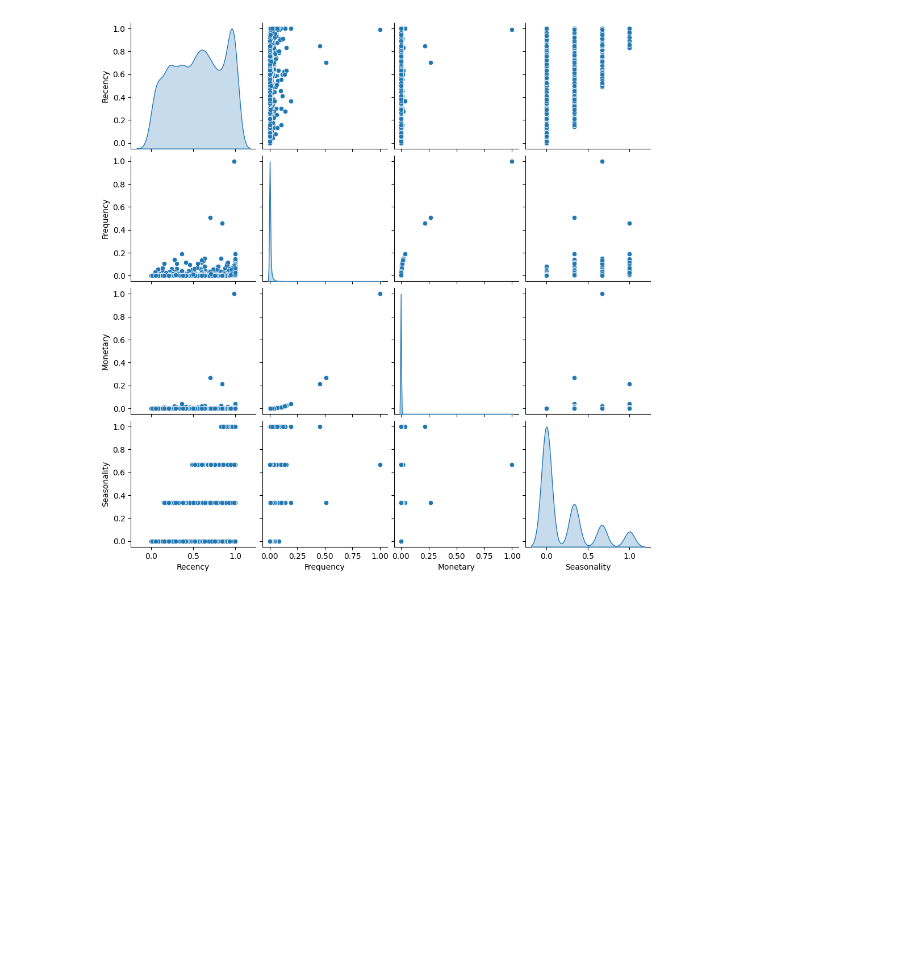
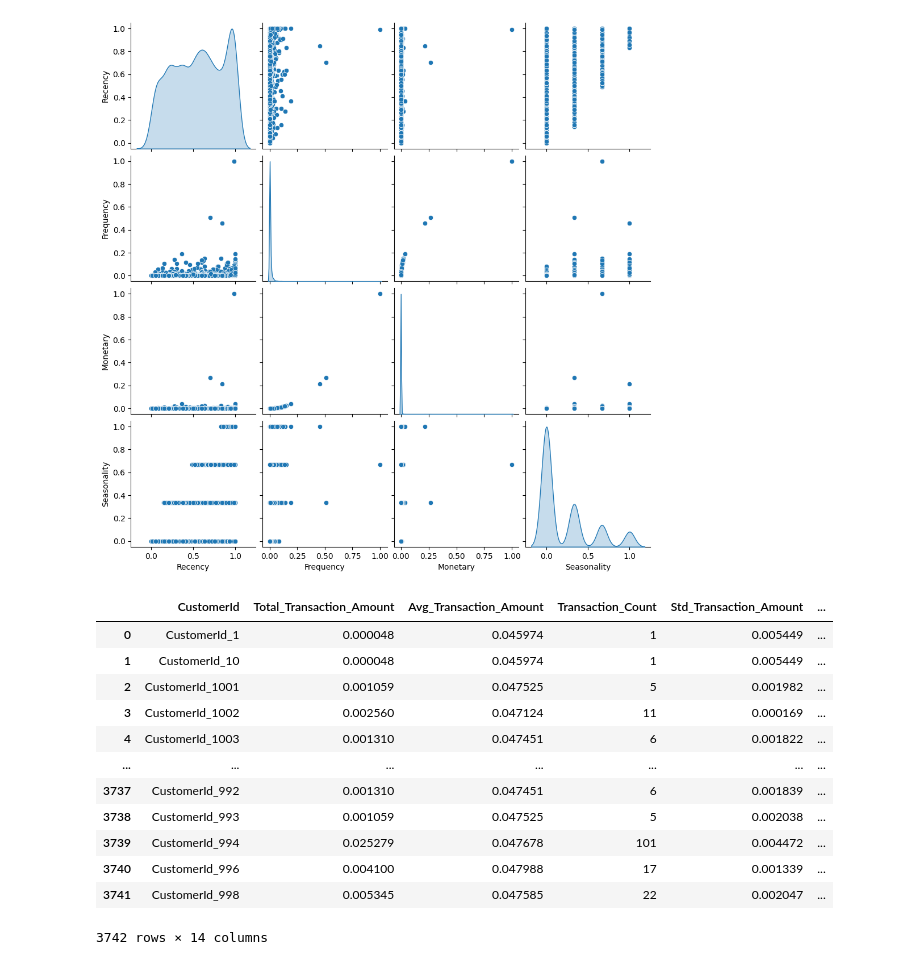
Before and after one commit to GetieBalew24/Bati_Bank_Credit_Scoring_Model, a Jupyter notebook: notebooks/WoE_estimator.ipynb, the cells around one changed output. Saved outputs shown, nothing was run; the diff lists cells and outputs as text; code cells hidden in the pictures; blank space fills up the shorter version.

Commit message:
Merge transactional and RFMS score dataset

```diff
--- a/notebooks/WoE_estimator.ipynb
+++ b/notebooks/WoE_estimator.ipynb
@@ -208,3 +208,36 @@ sns.pairplot(classified_df[['Recency', 'Frequency', 'Monetary', 'Seasonality']],
 plt.show()
 # %% [output]
 [figure]
+# %%
+# Clean column names to remove any unwanted spaces or tabs
+df.columns = df.columns.str.strip()
+
+# Perform the groupby operation using the correct column name
+df = df.groupby('CustomerId', as_index=False).agg({
+    'Total_Transaction_Amount': 'first',
+    'Avg_Transaction_Amount': 'first',
+    'Transaction_Count': 'first',
+    'Std_Transaction_Amount': 'first',
+    'Amount': 'first',
+    'Value': 'first',
+    'PricingStrategy': 'first',
+    'ChannelId_ChannelId_1': 'first',
+    'ChannelId_ChannelId_2': 'first',
+    'ChannelId_ChannelId_3': 'first',
+    'ChannelId_ChannelId_5': 'first',
+    'FraudResult': 'max'  # Keep the maximum value of FraudResult
+})
+# %% [output]
+|  | CustomerId | Total_Transaction_Amount | Avg_Transaction_Amount | Transaction_Count | Std_Transaction_Amount | ... |
+| 0 | CustomerId_1 | 0.000048 | 0.045974 | 1 | 0.005449 | ... |
+| 1 | CustomerId_10 | 0.000048 | 0.045974 | 1 | 0.005449 | ... |
+| 2 | CustomerId_1001 | 0.001059 | 0.047525 | 5 | 0.001982 | ... |
+| 3 | CustomerId_1002 | 0.002560 | 0.047124 | 11 | 0.000169 | ... |
+| 4 | CustomerId_1003 | 0.001310 | 0.047451 | 6 | 0.001822 | ... |
+| ... | ... | ... | ... | ... | ... | ... |
+| 3737 | CustomerId_992 | 0.001310 | 0.047451 | 6 | 0.001839 | ... |
+| 3738 | CustomerId_993 | 0.001059 | 0.047525 | 5 | 0.002038 | ... |
+| 3739 | CustomerId_994 | 0.025279 | 0.047678 | 101 | 0.004472 | ... |
+| 3740 | CustomerId_996 | 0.004100 | 0.047988 | 17 | 0.001339 | ... |
+| 3741 | CustomerId_998 | 0.005345 | 0.047585 | 22 | 0.002047 | ... |
+3742 rows × 14 columns
```
Also changed, not shown: parts of 1 cell of this notebook, 1 other file.
